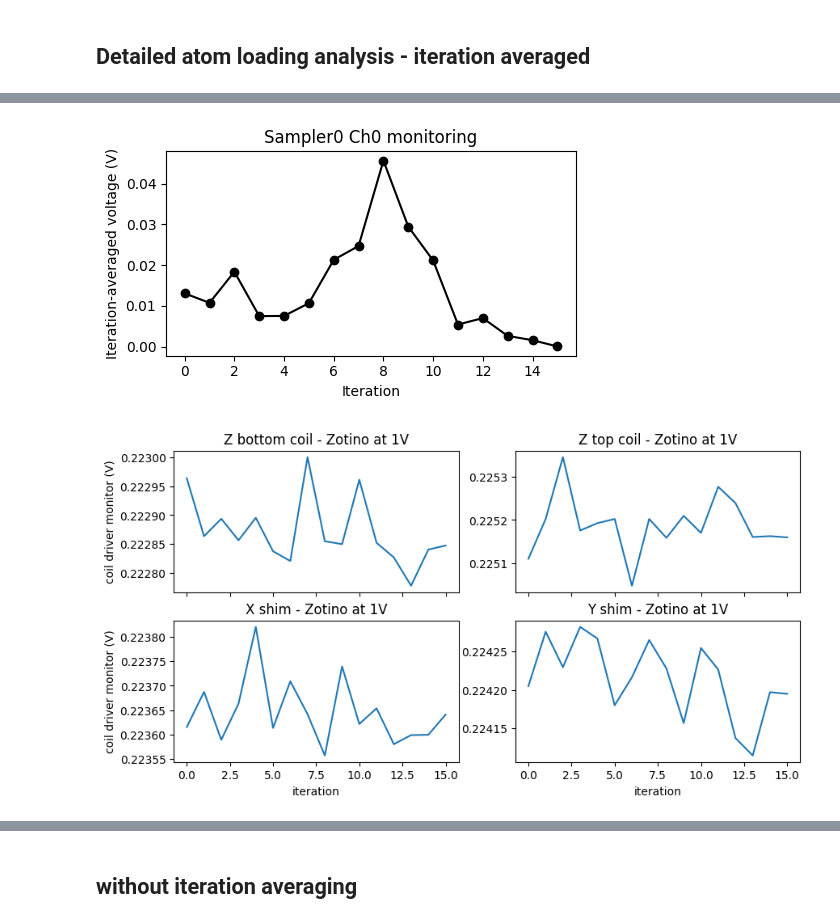
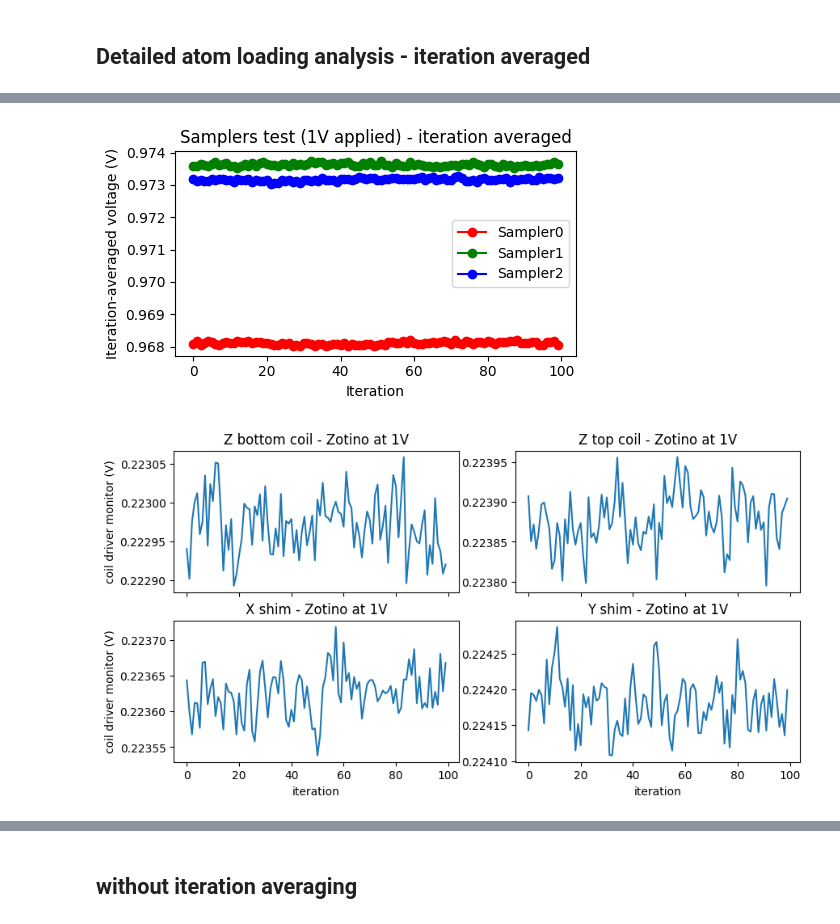
Before and after one commit to QuantumQuadrate/qn_artiq_routines, a Jupyter notebook: Analysis/Single atom analysis/atom_loading_analysis_2025.ipynb, the cells around one changed output, grey strips where cells are left out. Drawn from its saved outputs; the diff is of its cells as text; code cells hidden in the pictures.

Commit message:
Sampler1 and 2 are added in addition to Sampler0_test.

```diff
--- a/Analysis/Single atom analysis/atom_loading_analysis_2025.ipynb
+++ b/Analysis/Single atom analysis/atom_loading_analysis_2025.ipynb
@@ -23,7 +23,7 @@ print(set_point_PD6_AOM_A6)
 0.078
 0.078
 # %%
-date_filters = ["2026-02-11"]
+date_filters = ["2026-02-14","2026-02-15"]
 
 from matplotlib import pyplot as plt
 import matplotlib as mpl
@@ -100,14 +100,14 @@ With fitting the resonance for microwave scans
 """
 ### the file(s) to analyze:
 file_indices = {
-    22:'',
+    0:'',
     # 45:'',
     # 47:'',
     # 49:'',
     # 51:'',
 }
 
-# file_indices = {i: '' for i in range(9, 18, 2)}
+# file_indices = {i: '' for i in range(0, 20, 2)}
 
 compare = True # compare multiple files in the same retention and loading plots
 otsu_threshold = False # compute threshold using Otsu method instead doing it by eye. only work when require atom loading = False
@@ -386,7 +386,7 @@ plt.show()
 #### Plot FORT multimode fiber
 plt.figure(figsize=(7, 4))
 plt.plot(FORT_MM_monitor, 'r-', label='FORT multimode fiber')
-plt.xlabel("Atom number")
+plt.xlabel("feedback run number")
 plt.ylabel("FORT MM monitor")
 # plt.title(f"FORT MM fiber")
 plt.legend(loc='best')
@@ -552,22 +563,36 @@ plt.show()
 # %%
 """
-Splice Sampler0_test array and calculate average for each iteration.
-Note that len(Sampler0_test) is the number of times an atom is loaded. So, we need n_atom_loaded_per_iteration to find the average of the sampler in each iteration.
+Splice Sampler_test array and calculate average for each iteration.
+Note that len(Sampler_test) is the number of times an atom is loaded. So, we need n_atom_loaded_per_iteration to find the average of the sampler in each iteration.
 
 """
-Sampler0_ch0_iteration_ave = []
+Sampler0_iteration_ave = []
+Sampler1_iteration_ave = []
+Sampler2_iteration_ave = []
 start = 0
 for count in n_atom_loaded_per_iteration[1:].astype(int):
-    subset = Sampler0_test[1:][start:start+count]
-    avg = np.mean(subset)
-    Sampler0_ch0_iteration_ave.append(avg)
+    subset0 = Sampler0_test[1:][start:start+count]
+    avg0 = np.mean(subset0)
+    Sampler0_iteration_ave.append(avg0)
+
+    subset1 = Sampler1_test[1:][start:start+count]
+    avg1 = np.mean(subset1)
+    Sampler1_iteration_ave.append(avg1)
+
+    subset2 = Sampler2_test[1:][start:start+count]
+    avg2 = np.mean(subset2)
+    Sampler2_iteration_ave.append(avg2)
+
     start += count
 
 plt.figure(figsize=(5, 3))
-plt.plot(Sampler0_ch0_iteration_ave, marker='o', linestyle='-', color='black')
-plt.title('Sampler0 Ch0 monitoring')
+plt.plot(Sampler0_iteration_ave, marker='o', linestyle='-', color='red', label='Sampler0')
+plt.plot(Sampler1_iteration_ave, marker='o', linestyle='-', color='green', label='Sampler1')
+plt.plot(Sampler2_iteration_ave, marker='o', linestyle='-', color='blue', label='Sampler2')
+plt.title('Samplers test (1V applied) - iteration averaged')
 plt.xlabel('Iteration')
 plt.ylabel('Iteration-averaged voltage (V)')
+plt.legend()
 plt.tight_layout()
 plt.show()
 
@@ -596,35 +621,35 @@ for count in n_atom_loaded_per_iteration[1:].astype(int):
     subset_X = coil_driver_AX_1V[1:][start:start+count]
     avg_X = np.mean(subset_X)
     coil_driver_AX_1V_iteration_ave.append(avg_X)
 
     subset_Y = coil_driver_AY_1V[1:][start:start+count]
     avg_Y = np.mean(subset_Y)
     coil_driver_AY_1V_iteration_ave.append(avg_Y)
 
     start += count
 
 
 fig, axs = plt.subplots(2, 2, figsize=(10, 5), sharey=False, sharex=True)
 
 axs[0, 0].plot(coil_driver_AZ_bottom_1V_iteration_ave)
 axs[0, 0].set_ylabel("coil driver monitor (V)")
 axs[0, 0].set_title("Z bottom coil - Zotino at 1V")
 
 axs[0, 1].plot(coil_driver_AZ_top_1V_iteration_ave)
 axs[0, 1].set_title("Z top coil - Zotino at 1V")
 
 
 axs[1, 0].plot(coil_driver_AX_1V_iteration_ave)
 axs[1, 0].set_xlabel("iteration")
 axs[1, 0].set_ylabel("coil driver monitor (V)")
 axs[1, 0].set_title("X shim - Zotino at 1V")
 
 axs[1, 1].plot(coil_driver_AY_1V_iteration_ave)
 axs[1, 1].set_xlabel("iteration")
 axs[1, 1].set_title("Y shim - Zotino at 1V");
 # %% [output]
-[figure, old version]
+[figure, new version]
-[figure, old version]
+[figure, new version]
 # %%
 """
 Plotting the magnetometer averaged in each iteration.
```
Also changed, not shown: parts of 18 cells of this notebook, 6 other files.
